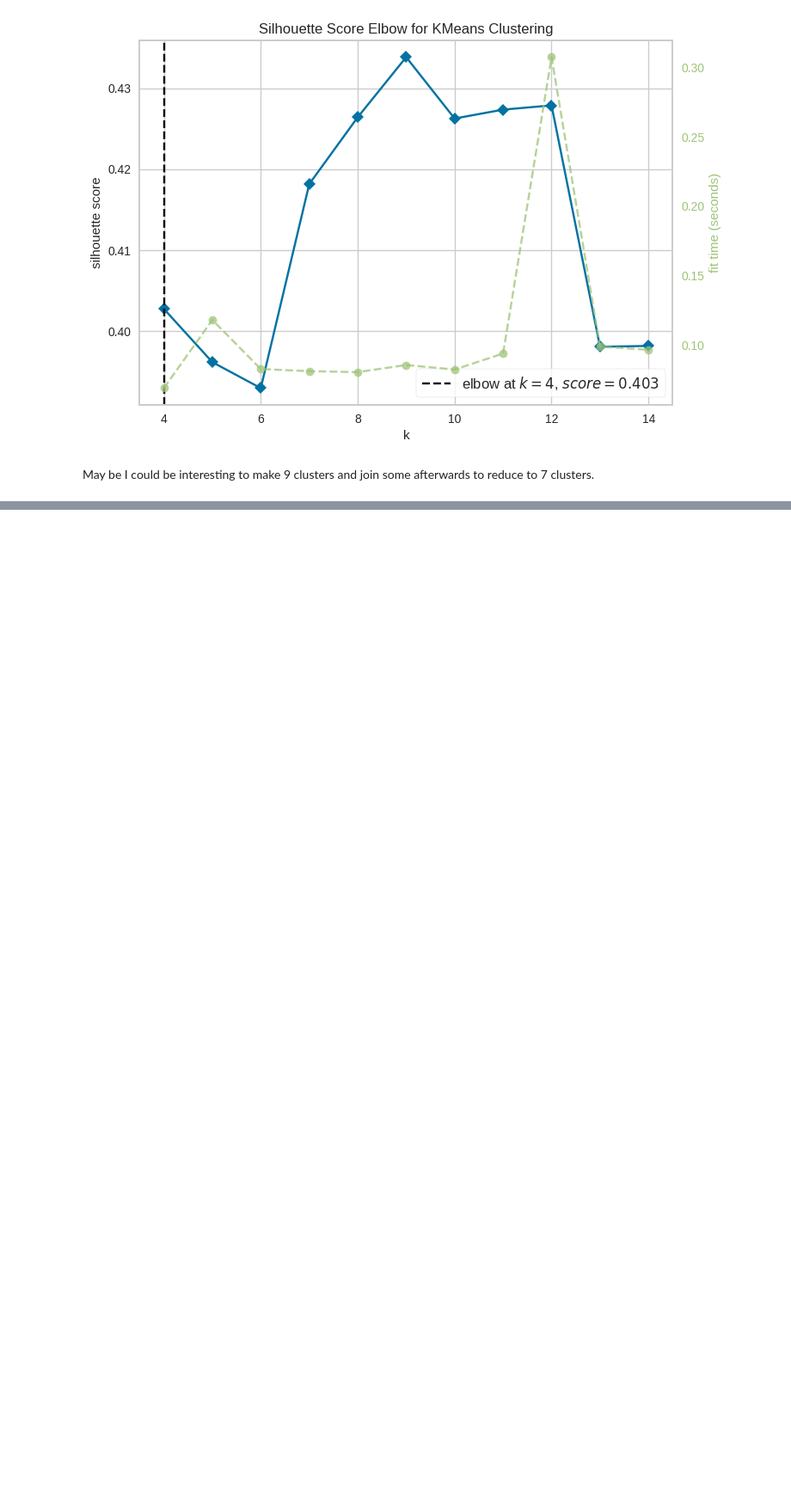
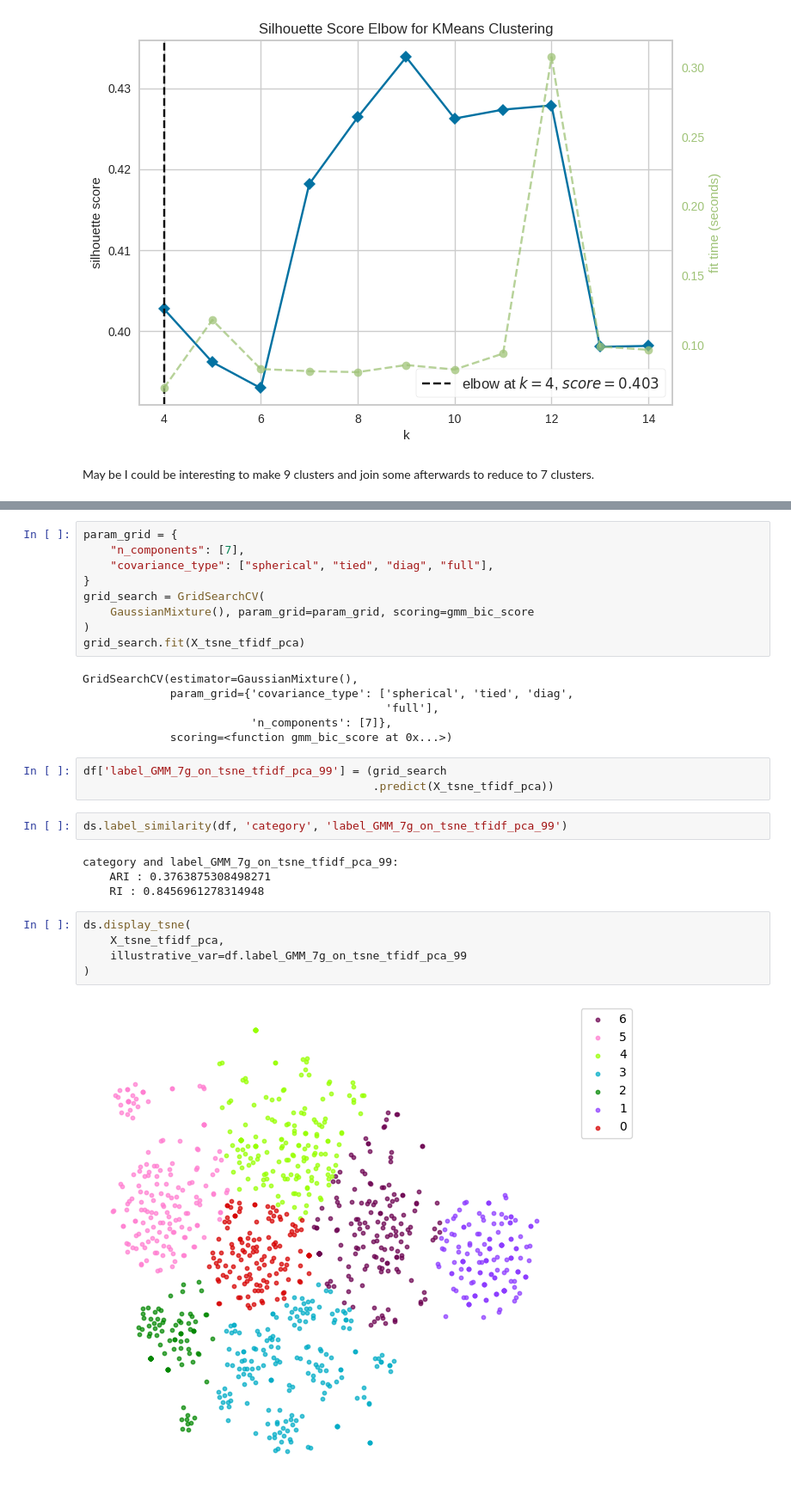
Before and after one commit to JulienfLeBoucher/OC_classification_from_text_and_image, a Jupyter notebook: NLP.ipynb, the cells around one changed output, grey strips where cells are left out. Shown at 86% size. Saved outputs shown, nothing was run; the diff lists cells and outputs as text; blank space fills up the shorter version.

```diff
--- a/NLP.ipynb
+++ b/NLP.ipynb
@@ -1565,0 +1593,31 @@ df['label_kmeans_7g_on_tfidf_pca_99'] = kmeans.fit_predict(X_tsne_tfidf_pca)
+# %%
+param_grid = {
+    "n_components": [7],
+    "covariance_type": ["spherical", "tied", "diag", "full"],
+}
+grid_search = GridSearchCV(
+    GaussianMixture(), param_grid=param_grid, scoring=gmm_bic_score
+)
+grid_search.fit(X_tsne_tfidf_pca)
+# %% [output]
+GridSearchCV(estimator=GaussianMixture(),
+             param_grid={'covariance_type': ['spherical', 'tied', 'diag',
+                                             'full'],
+                         'n_components': [7]},
+             scoring=<function gmm_bic_score at 0x...>)
+# %%
+df['label_GMM_7g_on_tsne_tfidf_pca_99'] = (grid_search
+                                           .predict(X_tsne_tfidf_pca))
+# %%
+ds.label_similarity(df, 'category', 'label_GMM_7g_on_tsne_tfidf_pca_99')
+# %% [output]
+category and label_GMM_7g_on_tsne_tfidf_pca_99:
+    ARI : 0.3763875308498271
+    RI : 0.8456961278314948
+# %%
+ds.display_tsne(
+    X_tsne_tfidf_pca,
+    illustrative_var=df.label_GMM_7g_on_tsne_tfidf_pca_99
+)
+# %% [output]
+[figure, added]
```
Also changed, not shown: parts of 31 cells of this notebook.
